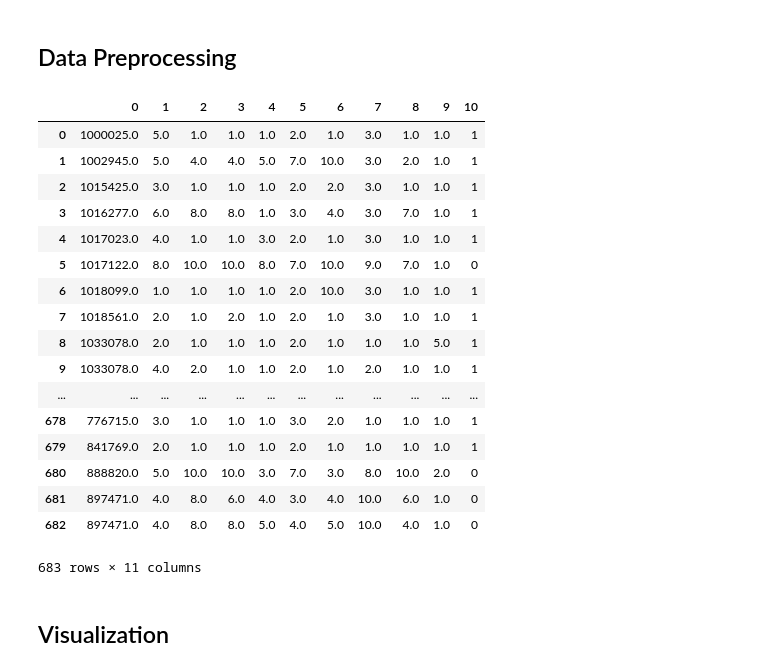
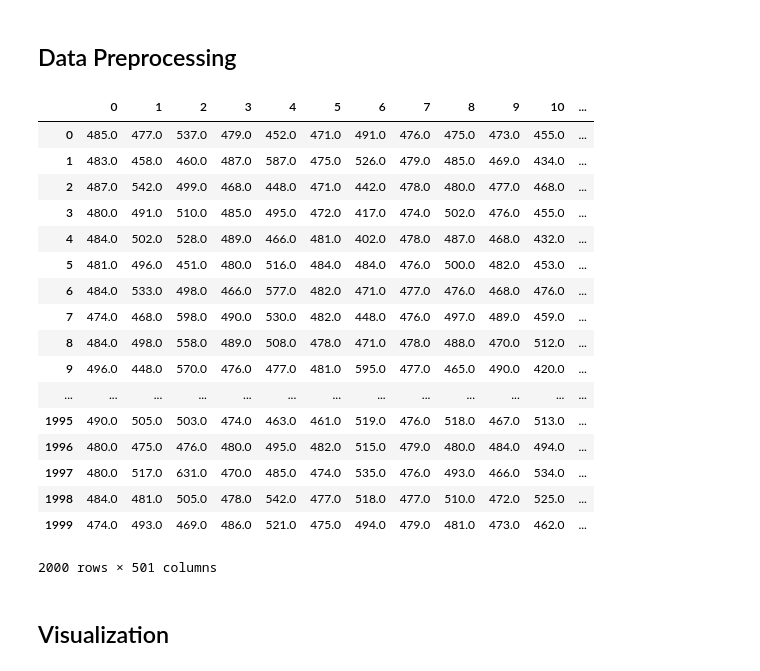
Before and after one commit to Deep-Learning-Team/Forward-Equations-On-ResNets, a Jupyter notebook: binary_classification.ipynb, the cells around one changed output. Drawn from its saved outputs; the diff is of its cells as text; code cells hidden in the pictures.

```diff
--- a/binary_classification.ipynb
+++ b/binary_classification.ipynb
@@ -72,27 +72,27 @@ def load_data(dataset):
     data[[col - 1]] = data[[col - 1]].astype('int')
     return data
 # %%
-data = load_data("breast-cancer")
+data = load_data("madelon")
 data
 # %% [output]
-|  | 0 | 1 | 2 | 3 | 4 | 5 | 6 | 7 | 8 | 9 | 10 |
-| 0 | 1000025.0 | 5.0 | 1.0 | 1.0 | 1.0 | 2.0 | 1.0 | 3.0 | 1.0 | 1.0 | 1 |
-| 1 | 1002945.0 | 5.0 | 4.0 | 4.0 | 5.0 | 7.0 | 10.0 | 3.0 | 2.0 | 1.0 | 1 |
-| 2 | 1015425.0 | 3.0 | 1.0 | 1.0 | 1.0 | 2.0 | 2.0 | 3.0 | 1.0 | 1.0 | 1 |
-| 3 | 1016277.0 | 6.0 | 8.0 | 8.0 | 1.0 | 3.0 | 4.0 | 3.0 | 7.0 | 1.0 | 1 |
-| 4 | 1017023.0 | 4.0 | 1.0 | 1.0 | 3.0 | 2.0 | 1.0 | 3.0 | 1.0 | 1.0 | 1 |
-| 5 | 1017122.0 | 8.0 | 10.0 | 10.0 | 8.0 | 7.0 | 10.0 | 9.0 | 7.0 | 1.0 | 0 |
-| 6 | 1018099.0 | 1.0 | 1.0 | 1.0 | 1.0 | 2.0 | 10.0 | 3.0 | 1.0 | 1.0 | 1 |
-| 7 | 1018561.0 | 2.0 | 1.0 | 2.0 | 1.0 | 2.0 | 1.0 | 3.0 | 1.0 | 1.0 | 1 |
-| 8 | 1033078.0 | 2.0 | 1.0 | 1.0 | 1.0 | 2.0 | 1.0 | 1.0 | 1.0 | 5.0 | 1 |
-| 9 | 1033078.0 | 4.0 | 2.0 | 1.0 | 1.0 | 2.0 | 1.0 | 2.0 | 1.0 | 1.0 | 1 |
-| ... | ... | ... | ... | ... | ... | ... | ... | ... | ... | ... | ... |
-| 678 | 776715.0 | 3.0 | 1.0 | 1.0 | 1.0 | 3.0 | 2.0 | 1.0 | 1.0 | 1.0 | 1 |
-| 679 | 841769.0 | 2.0 | 1.0 | 1.0 | 1.0 | 2.0 | 1.0 | 1.0 | 1.0 | 1.0 | 1 |
-| 680 | 888820.0 | 5.0 | 10.0 | 10.0 | 3.0 | 7.0 | 3.0 | 8.0 | 10.0 | 2.0 | 0 |
-| 681 | 897471.0 | 4.0 | 8.0 | 6.0 | 4.0 | 3.0 | 4.0 | 10.0 | 6.0 | 1.0 | 0 |
-| 682 | 897471.0 | 4.0 | 8.0 | 8.0 | 5.0 | 4.0 | 5.0 | 10.0 | 4.0 | 1.0 | 0 |
+|  | 0 | 1 | 2 | 3 | 4 | 5 | 6 | 7 | 8 | 9 | 10 | ... |
+| 0 | 485.0 | 477.0 | 537.0 | 479.0 | 452.0 | 471.0 | 491.0 | 476.0 | 475.0 | 473.0 | 455.0 | ... |
+| 1 | 483.0 | 458.0 | 460.0 | 487.0 | 587.0 | 475.0 | 526.0 | 479.0 | 485.0 | 469.0 | 434.0 | ... |
+| 2 | 487.0 | 542.0 | 499.0 | 468.0 | 448.0 | 471.0 | 442.0 | 478.0 | 480.0 | 477.0 | 468.0 | ... |
+| 3 | 480.0 | 491.0 | 510.0 | 485.0 | 495.0 | 472.0 | 417.0 | 474.0 | 502.0 | 476.0 | 455.0 | ... |
+| 4 | 484.0 | 502.0 | 528.0 | 489.0 | 466.0 | 481.0 | 402.0 | 478.0 | 487.0 | 468.0 | 432.0 | ... |
+| 5 | 481.0 | 496.0 | 451.0 | 480.0 | 516.0 | 484.0 | 484.0 | 476.0 | 500.0 | 482.0 | 453.0 | ... |
+| 6 | 484.0 | 533.0 | 498.0 | 466.0 | 577.0 | 482.0 | 471.0 | 477.0 | 476.0 | 468.0 | 476.0 | ... |
+| 7 | 474.0 | 468.0 | 598.0 | 490.0 | 530.0 | 482.0 | 448.0 | 476.0 | 497.0 | 489.0 | 459.0 | ... |
+| 8 | 484.0 | 498.0 | 558.0 | 489.0 | 508.0 | 478.0 | 471.0 | 478.0 | 488.0 | 470.0 | 512.0 | ... |
+| 9 | 496.0 | 448.0 | 570.0 | 476.0 | 477.0 | 481.0 | 595.0 | 477.0 | 465.0 | 490.0 | 420.0 | ... |
+| ... | ... | ... | ... | ... | ... | ... | ... | ... | ... | ... | ... | ... |
+| 1995 | 490.0 | 505.0 | 503.0 | 474.0 | 463.0 | 461.0 | 519.0 | 476.0 | 518.0 | 467.0 | 513.0 | ... |
+| 1996 | 480.0 | 475.0 | 476.0 | 480.0 | 495.0 | 482.0 | 515.0 | 479.0 | 480.0 | 484.0 | 494.0 | ... |
+| 1997 | 480.0 | 517.0 | 631.0 | 470.0 | 485.0 | 474.0 | 535.0 | 476.0 | 493.0 | 466.0 | 534.0 | ... |
+| 1998 | 484.0 | 481.0 | 505.0 | 478.0 | 542.0 | 477.0 | 518.0 | 477.0 | 510.0 | 472.0 | 525.0 | ... |
+| 1999 | 474.0 | 493.0 | 469.0 | 486.0 | 521.0 | 475.0 | 494.0 | 479.0 | 481.0 | 473.0 | 462.0 | ... |
-683 rows × 11 columns
+2000 rows × 501 columns
 # %% [markdown]
 ## Visualization
 # %%
```
Also changed, not shown: parts of 4 cells of this notebook.
